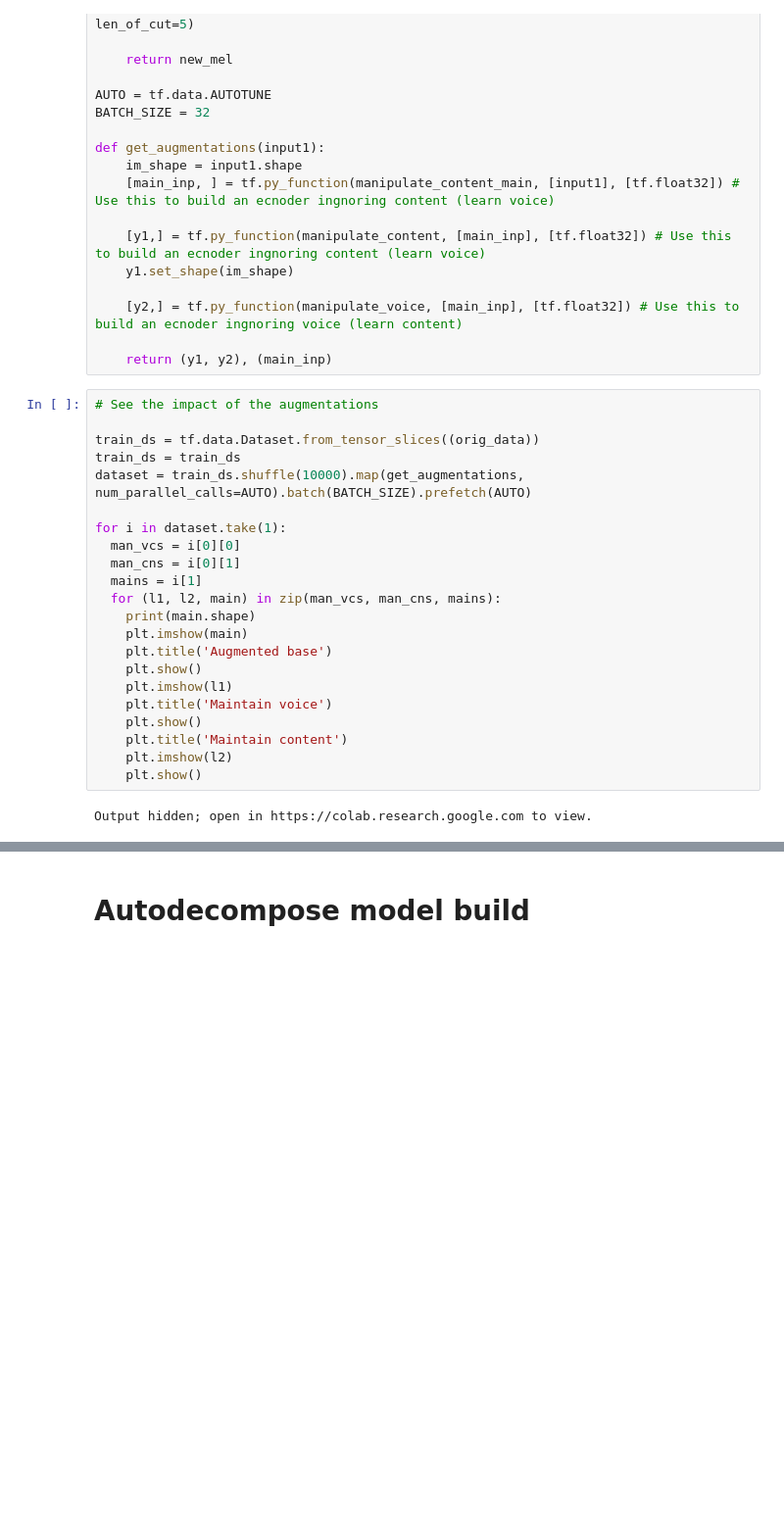
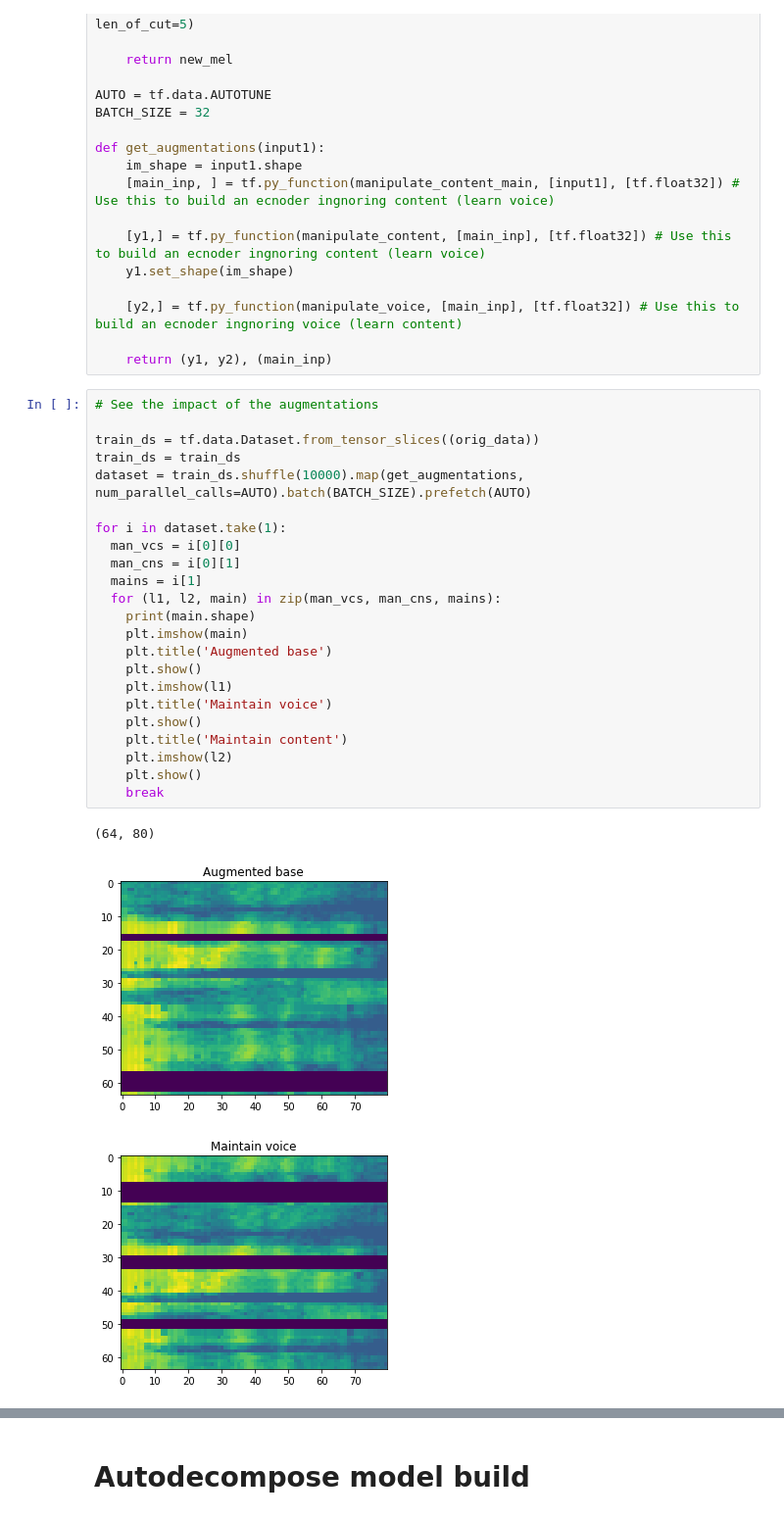
Before and after one commit to rezabonyadi/autodecompose, a Jupyter notebook: autodecompose_example_notebook.ipynb, the cells around one changed output, grey strips where cells are left out. Shown at 98% size. Cells and saved outputs as stored; diff of their text form; blank space fills up the shorter version.

```diff
--- a/autodecompose_example_notebook.ipynb
+++ b/autodecompose_example_notebook.ipynb
@@ -324,24 +329,27 @@ def get_augmentations(input1):
 # %%
 # See the impact of the augmentations
 
 train_ds = tf.data.Dataset.from_tensor_slices((orig_data))
 train_ds = train_ds
 dataset = train_ds.shuffle(10000).map(get_augmentations, num_parallel_calls=AUTO).batch(BATCH_SIZE).prefetch(AUTO)
 
 for i in dataset.take(1):
   man_vcs = i[0][0]
   man_cns = i[0][1]
   mains = i[1]
   for (l1, l2, main) in zip(man_vcs, man_cns, mains):
     print(main.shape)
     plt.imshow(main)
     plt.title('Augmented base')
     plt.show()
     plt.imshow(l1)
     plt.title('Maintain voice')
     plt.show()
     plt.title('Maintain content')
     plt.imshow(l2)
     plt.show()
+    break
 # %% [output]
-Output hidden; open in https://colab.research.google.com to view.
+(64, 80)
+[figure, added]
+[figure, added]
```
Also changed, not shown: parts of 7 cells of this notebook.
